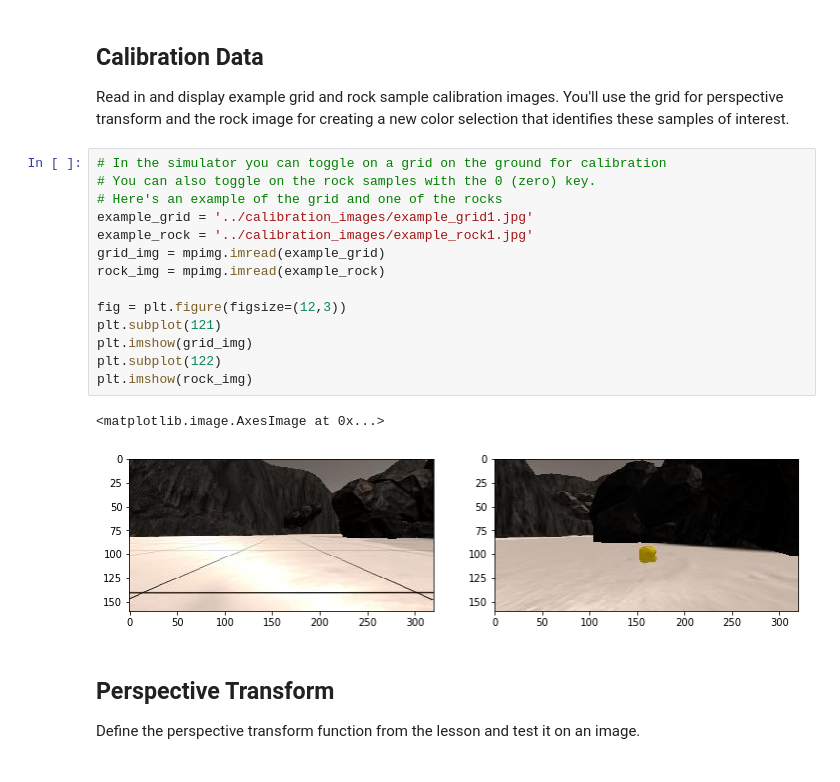
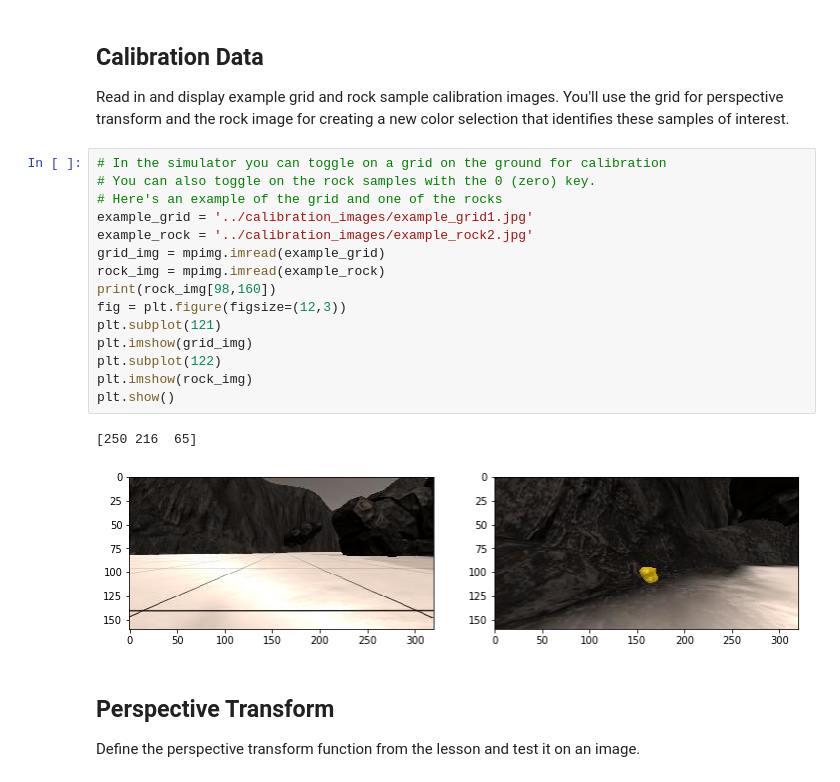
Before and after one commit to oag101/RoboND-Rover-Project, a Jupyter notebook: code/Rover_Project_Test_Notebook.ipynb, the cells around one changed output. Cells and saved outputs as stored; diff of their text form.

```diff
--- a/code/Rover_Project_Test_Notebook.ipynb
+++ b/code/Rover_Project_Test_Notebook.ipynb
@@ -48,20 +48,21 @@ Read in and display example grid and rock sample calibration images.  You'll use
 # %%
 # In the simulator you can toggle on a grid on the ground for calibration
 # You can also toggle on the rock samples with the 0 (zero) key.
 # Here's an example of the grid and one of the rocks
 example_grid = '../calibration_images/example_grid1.jpg'
-example_rock = '../calibration_images/example_rock1.jpg'
+example_rock = '../calibration_images/example_rock2.jpg'
 grid_img = mpimg.imread(example_grid)
 rock_img = mpimg.imread(example_rock)
-
+print(rock_img[98,160])
 fig = plt.figure(figsize=(12,3))
 plt.subplot(121)
 plt.imshow(grid_img)
 plt.subplot(122)
 plt.imshow(rock_img)
+plt.show()
 # %% [output]
-<matplotlib.image.AxesImage at 0x...>
+[250 216  65]
-[figure, old version]
+[figure, new version]
 # %% [markdown]
 ## Perspective Transform
 
```
Also changed, not shown: parts of 6 cells of this notebook, 3 other files.
